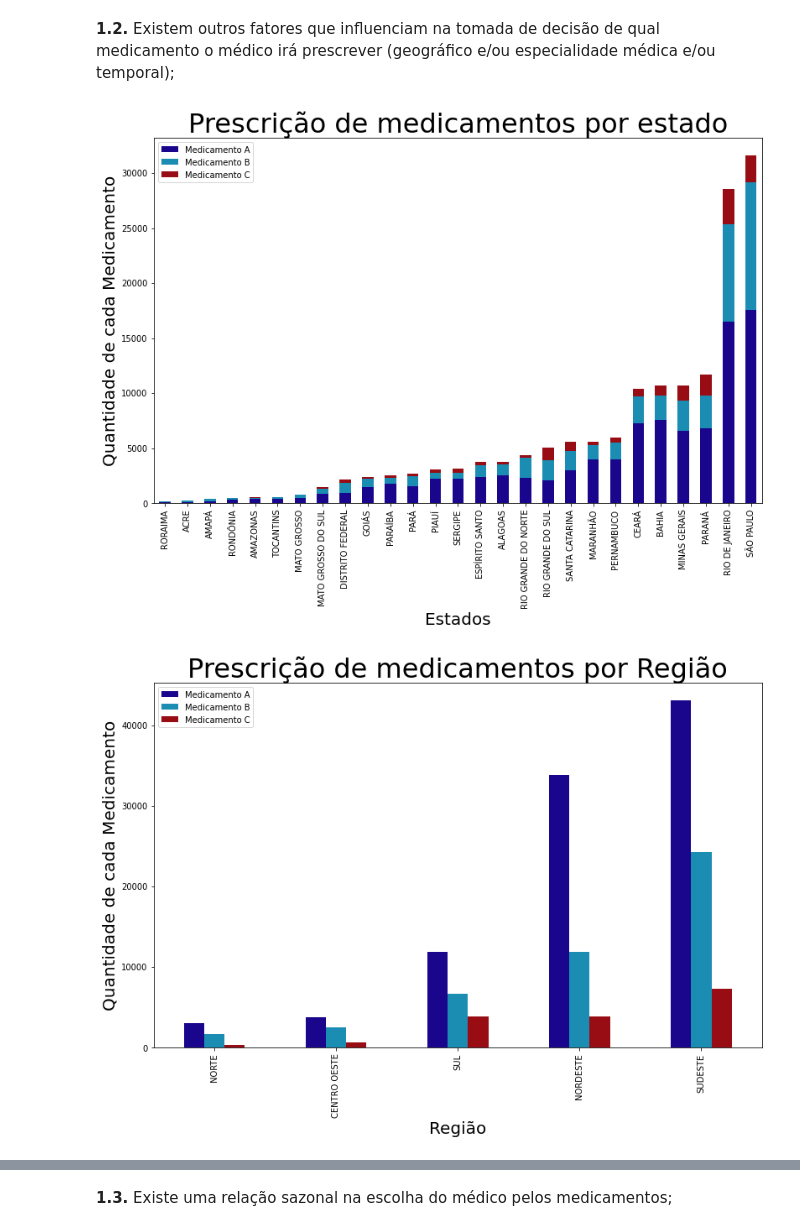
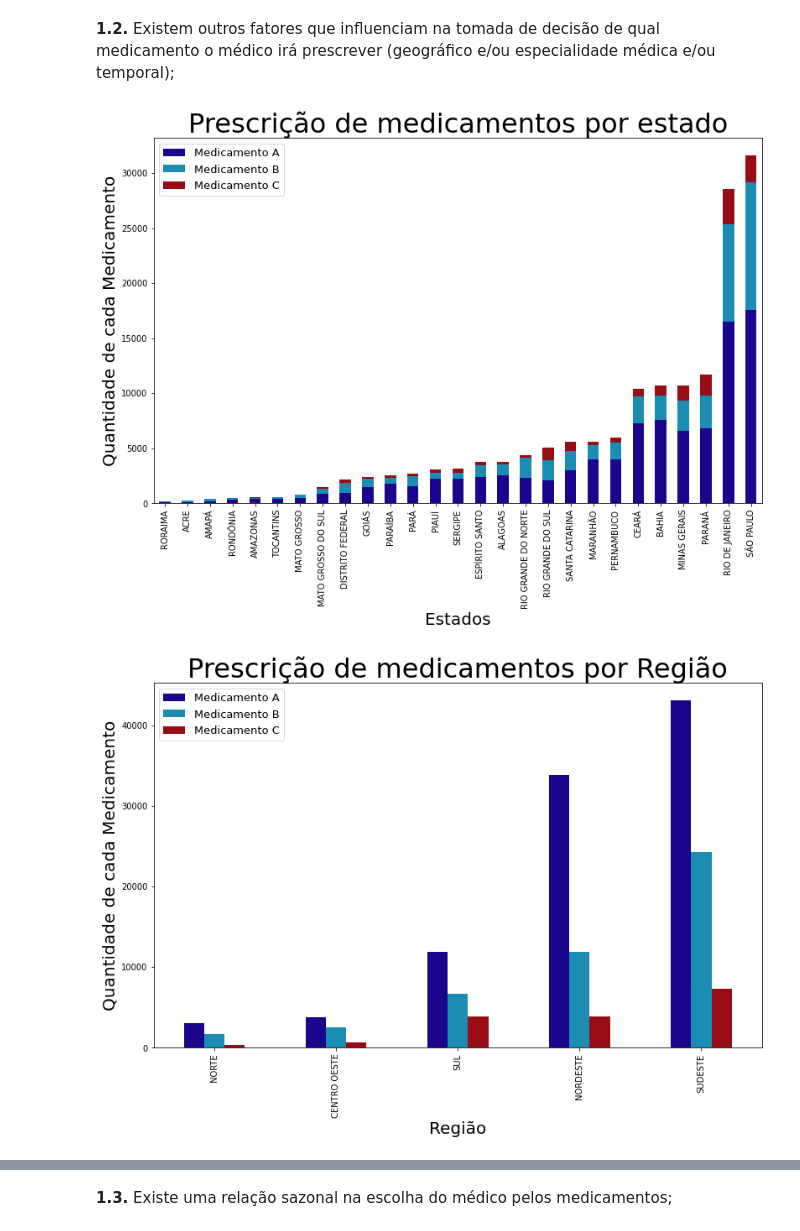
Before and after one commit to Juniorffonseca/processo_seletivo, a Jupyter notebook: teste_processo_seletivo.ipynb, the cells around one changed output, grey strips where cells are left out. Drawn from its saved outputs; the diff is of its cells as text; code cells hidden in the pictures.

```diff
--- a/teste_processo_seletivo.ipynb
+++ b/teste_processo_seletivo.ipynb
@@ -76,27 +76,27 @@ e/ou temporal);
 # %%
 prescricoes_2 = pd.read_csv('prescricoes.csv', sep = ';', encoding='latin-1') # Carregando o arquivo csv em uma variável
 
 prescricoes_2 = prescricoes_2[['Medicamento_prescrito', 'Estado']].value_counts().to_frame() # Fazendo a contagem de Medicamentos prescritos por estado e passando para dataframe.
 prescricoes_2 = prescricoes_2.reset_index() # Resetando os indexs
 
 prescricoes_2['Estado'] = list(map(str, prescricoes_2['Estado'])) # Usando map nos estados como strings e retornando como lista para a coluna 'Estado' do df 'prescricoes_2'.
 
 prescricoes_2 = prescricoes_2.pivot(index='Estado', columns='Medicamento_prescrito')
 
 prescricoes_2['Media_medicamentos'] = prescricoes_2.mean(axis=1)
 
 prescricoes_2 = prescricoes_2.sort_values('Media_medicamentos')
 
 del prescricoes_2['Media_medicamentos']
 
 prescricoes_2.plot(kind = 'bar', stacked = 1, figsize = (13, 8), alpha = 1, color = lista)
 plt.title('Prescrição de medicamentos por estado', size = 32)
 plt.xlabel('Estados', size = 20)
 plt.ylabel('Quantidade de cada Medicamento', size = 20)
-plt.legend(['Medicamento A', 'Medicamento B', 'Medicamento C'])
+plt.legend(['Medicamento A', 'Medicamento B', 'Medicamento C'], prop={'size': 13})
 plt.show()
 # %% [output]
-[figure, old version]
+[figure, new version]
 # %%
 prescricoes_3 = pd.read_csv('prescricoes.csv', sep = ';', encoding='latin-1') # Recarregando arquivo csv em outra variável
 
@@ -117,10 +117,10 @@ prescricoes_3.plot(kind = 'bar', stacked = 0, figsize = (13, 8), alpha = 1, colo
 plt.title('Prescrição de medicamentos por Região', size = 32)
 plt.xlabel('Região', size = 20)
 plt.ylabel('Quantidade de cada Medicamento', size = 20)
-plt.legend(['Medicamento A', 'Medicamento B', 'Medicamento C'])
+plt.legend(['Medicamento A', 'Medicamento B', 'Medicamento C'], prop={'size': 13})
 plt.show()
 # %% [output]
-[figure, old version]
+[figure, new version]
 # %%
 prescricoes_4 = pd.read_csv('prescricoes.csv', sep = ';', encoding='latin-1') # Recarregando arquivo csv em outra variável
 
```
Also changed, not shown: parts of 5 cells of this notebook.
